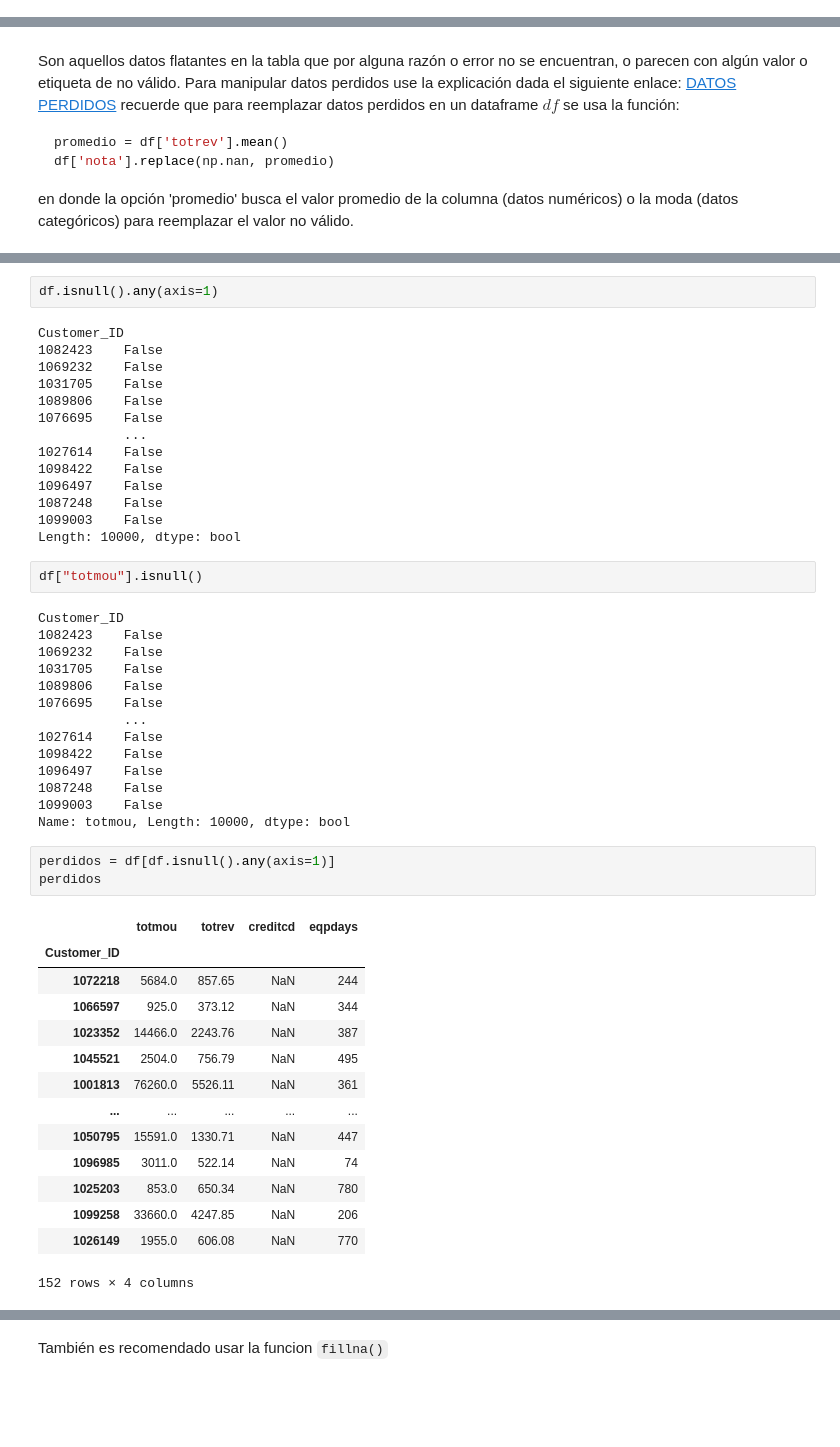
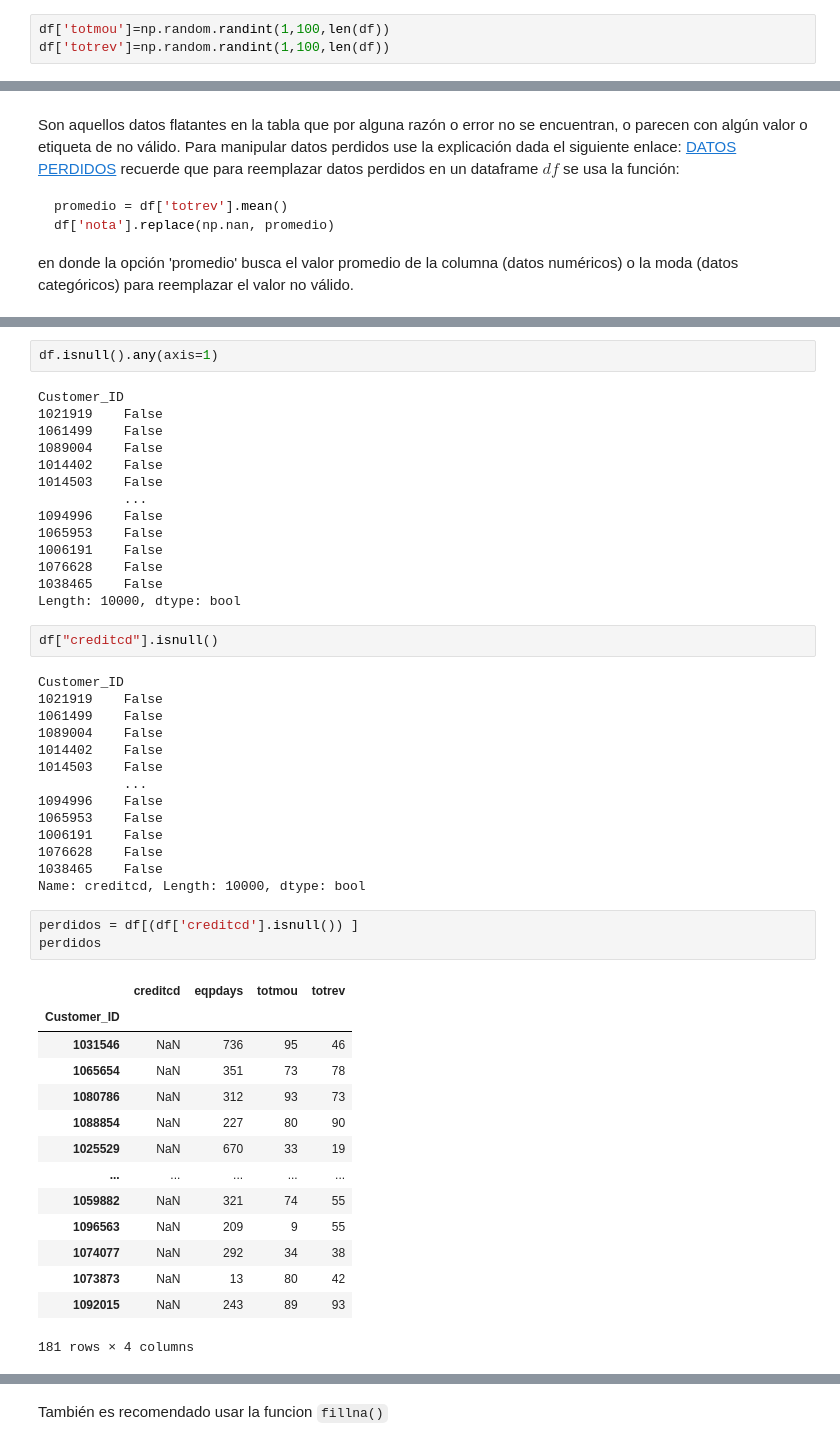
Before and after one commit to jazaineam1/Andes_ADDBD, a Jupyter notebook: Sesion4/M1_Clase_4_Manipulación_de_datos_en_Python.ipynb, the cells around one changed output, grey strips where cells are left out. Drawn from its saved outputs; the diff is of its cells as text; blank space fills up the shorter version.

```diff
--- a/Sesion4/M1_Clase_4_Manipulación_de_datos_en_Python.ipynb
+++ b/Sesion4/M1_Clase_4_Manipulación_de_datos_en_Python.ipynb
@@ -253,0 +256,3 @@ dtype: object
+# %%
+df['totmou']=np.random.randint(1,100,len(df))
+df['totrev']=np.random.randint(1,100,len(df))
@@ -293,52 +315,52 @@ dtype: bool
 df.isnull().any(axis=1)
 # %% [output]
 Customer_ID
-1082423    False
-1069232    False
-1031705    False
-1089806    False
-1076695    False
+1021919    False
+1061499    False
+1089004    False
+1014402    False
+1014503    False
            ...
-1027614    False
-1098422    False
-1096497    False
-1087248    False
-1099003    False
+1094996    False
+1065953    False
+1006191    False
+1076628    False
+1038465    False
 Length: 10000, dtype: bool
 # %%
-df["totmou"].isnull()
+df["creditcd"].isnull()
 # %% [output]
 Customer_ID
-1082423    False
-1069232    False
-1031705    False
-1089806    False
-1076695    False
+1021919    False
+1061499    False
+1089004    False
+1014402    False
+1014503    False
            ...
-1027614    False
-1098422    False
-1096497    False
-1087248    False
-1099003    False
-Name: totmou, Length: 10000, dtype: bool
+1094996    False
+1065953    False
+1006191    False
+1076628    False
+1038465    False
+Name: creditcd, Length: 10000, dtype: bool
 # %%
-perdidos = df[df.isnull().any(axis=1)]
+perdidos = df[(df['creditcd'].isnull()) ]
 perdidos
 # %% [output]
-|  | totmou | totrev | creditcd | eqpdays |
+|  | creditcd | eqpdays | totmou | totrev |
 | Customer_ID |  |  |  |  |
-| 1072218 | 5684.0 | 857.65 | NaN | 244 |
-| 1066597 | 925.0 | 373.12 | NaN | 344 |
-| 1023352 | 14466.0 | 2243.76 | NaN | 387 |
-| 1045521 | 2504.0 | 756.79 | NaN | 495 |
-| 1001813 | 76260.0 | 5526.11 | NaN | 361 |
+| 1031546 | NaN | 736 | 95 | 46 |
+| 1065654 | NaN | 351 | 73 | 78 |
+| 1080786 | NaN | 312 | 93 | 73 |
+| 1088854 | NaN | 227 | 80 | 90 |
+| 1025529 | NaN | 670 | 33 | 19 |
 | ... | ... | ... | ... | ... |
-| 1050795 | 15591.0 | 1330.71 | NaN | 447 |
-| 1096985 | 3011.0 | 522.14 | NaN | 74 |
-| 1025203 | 853.0 | 650.34 | NaN | 780 |
-| 1099258 | 33660.0 | 4247.85 | NaN | 206 |
-| 1026149 | 1955.0 | 606.08 | NaN | 770 |
+| 1059882 | NaN | 321 | 74 | 55 |
+| 1096563 | NaN | 209 | 9 | 55 |
+| 1074077 | NaN | 292 | 34 | 38 |
+| 1073873 | NaN | 13 | 80 | 42 |
+| 1092015 | NaN | 243 | 89 | 93 |
-152 rows × 4 columns
+181 rows × 4 columns
 # %%
 promedio = df['totrev'].mean()
 df['totrev'].replace(np.nan, promedio)
```
Also changed, not shown: parts of 50 cells of this notebook.
